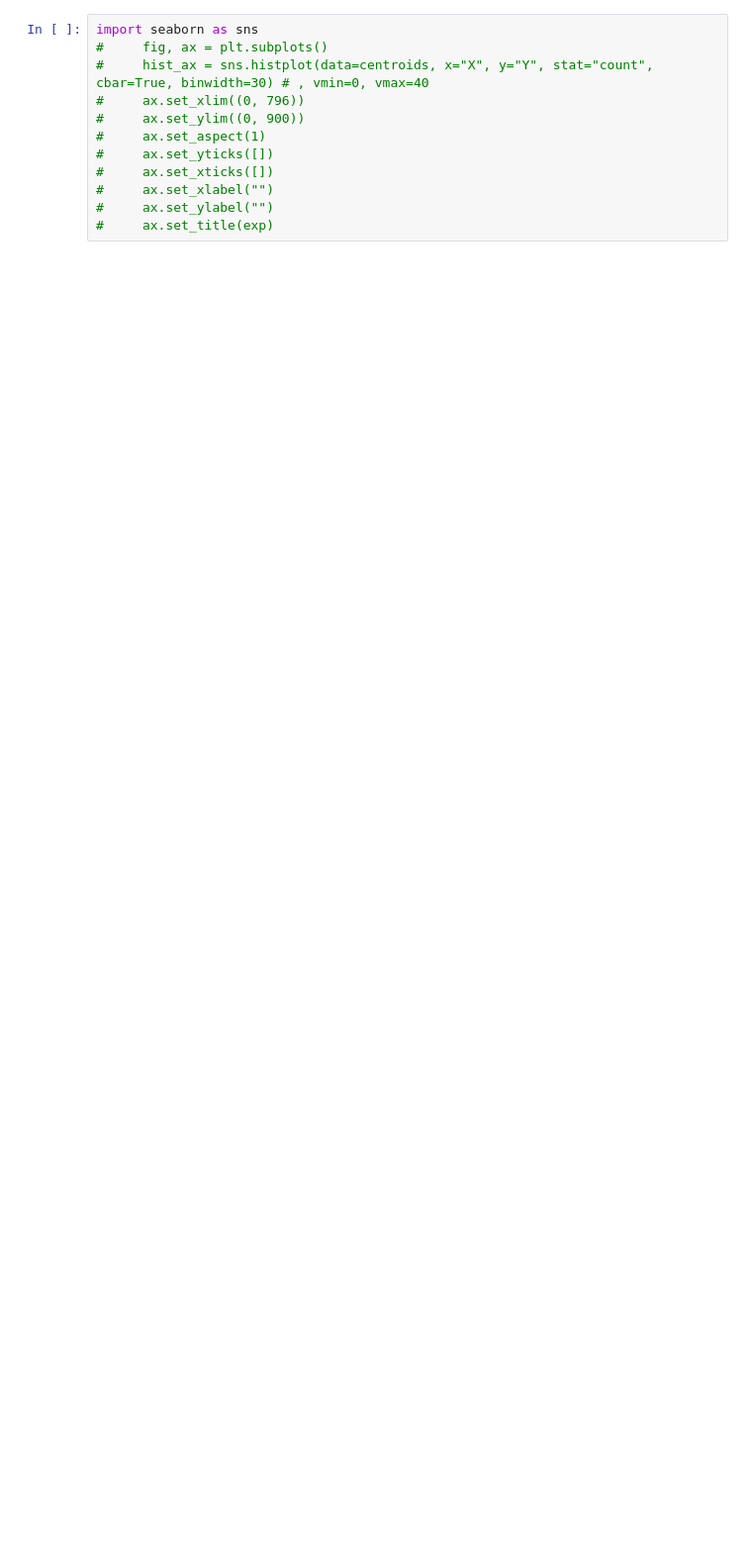
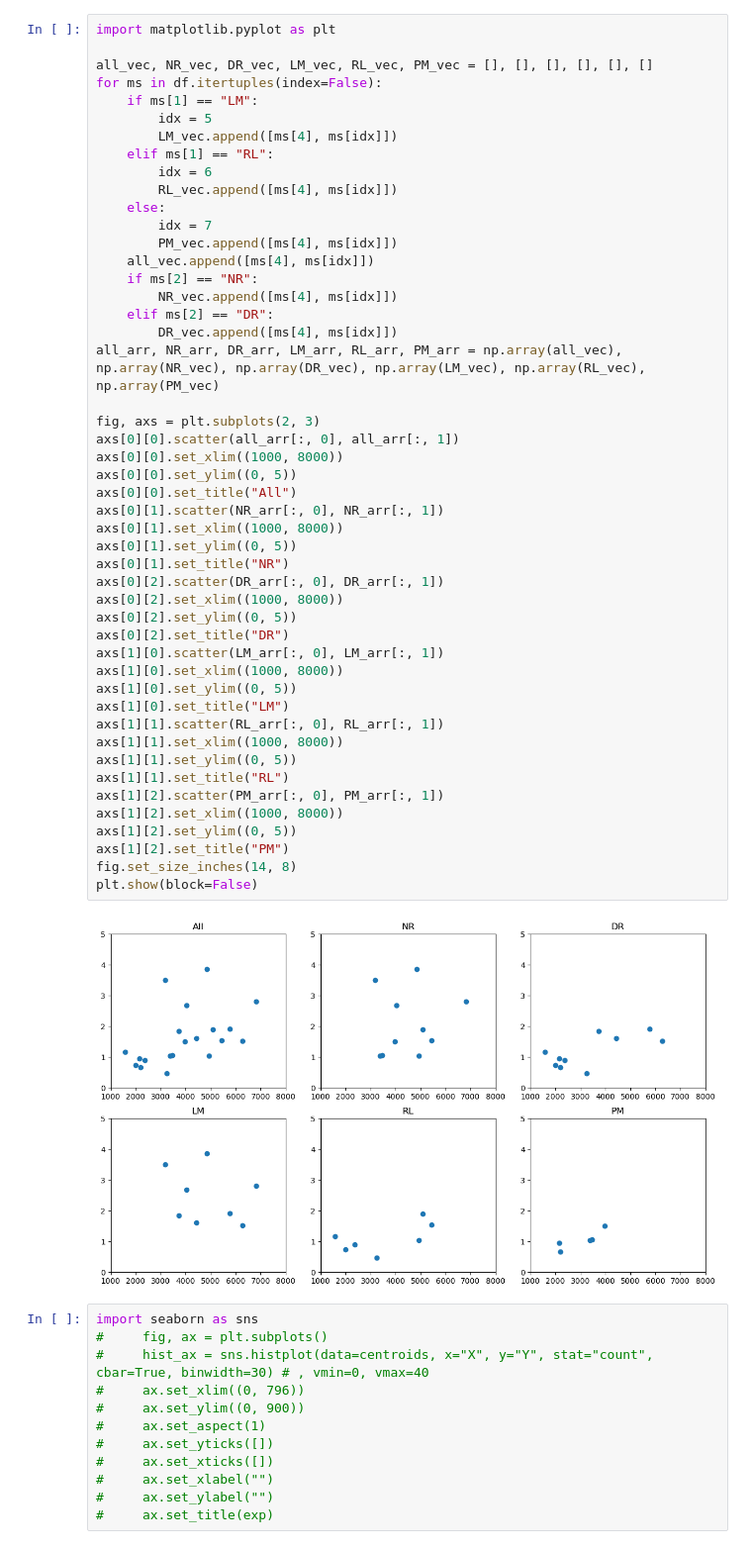
Before and after one commit to ryan-gorzek/trachtenberg-lab, a Jupyter notebook: tracing/retro-metrics.ipynb, the cells around one changed output. Shown: that part at 99% size. Drawn from its saved outputs; the diff is of its cells as text; blank space fills up the shorter version.

Commit message:
Add plotting, get noise

```diff
--- a/tracing/retro-metrics.ipynb
+++ b/tracing/retro-metrics.ipynb
@@ -95,6 +99,56 @@ df["LM_mag"] = np.array(LM_mag)*100
 df["RL_mag"] = np.array(RL_mag)*100
 df["PM_mag"] = np.array(PM_mag)*100
 df["NV_mag"] = np.array(NV_mag)*100
+# %%
+import matplotlib.pyplot as plt
+
+all_vec, NR_vec, DR_vec, LM_vec, RL_vec, PM_vec = [], [], [], [], [], []
+for ms in df.itertuples(index=False):
+    if ms[1] == "LM":
+        idx = 5
+        LM_vec.append([ms[4], ms[idx]])
+    elif ms[1] == "RL":
+        idx = 6
+        RL_vec.append([ms[4], ms[idx]])
+    else:
+        idx = 7
+        PM_vec.append([ms[4], ms[idx]])
+    all_vec.append([ms[4], ms[idx]])
+    if ms[2] == "NR":
+        NR_vec.append([ms[4], ms[idx]])
+    elif ms[2] == "DR":
+        DR_vec.append([ms[4], ms[idx]])
+all_arr, NR_arr, DR_arr, LM_arr, RL_arr, PM_arr = np.array(all_vec), np.array(NR_vec), np.array(DR_vec), np.array(LM_vec), np.array(RL_vec), np.array(PM_vec)
+
+fig, axs = plt.subplots(2, 3)
+axs[0][0].scatter(all_arr[:, 0], all_arr[:, 1])
+axs[0][0].set_xlim((1000, 8000))
+axs[0][0].set_ylim((0, 5))
+axs[0][0].set_title("All")
+axs[0][1].scatter(NR_arr[:, 0], NR_arr[:, 1])
+axs[0][1].set_xlim((1000, 8000))
+axs[0][1].set_ylim((0, 5))
+axs[0][1].set_title("NR")
+axs[0][2].scatter(DR_arr[:, 0], DR_arr[:, 1])
+axs[0][2].set_xlim((1000, 8000))
+axs[0][2].set_ylim((0, 5))
+axs[0][2].set_title("DR")
+axs[1][0].scatter(LM_arr[:, 0], LM_arr[:, 1])
+axs[1][0].set_xlim((1000, 8000))
+axs[1][0].set_ylim((0, 5))
+axs[1][0].set_title("LM")
+axs[1][1].scatter(RL_arr[:, 0], RL_arr[:, 1])
+axs[1][1].set_xlim((1000, 8000))
+axs[1][1].set_ylim((0, 5))
+axs[1][1].set_title("RL")
+axs[1][2].scatter(PM_arr[:, 0], PM_arr[:, 1])
+axs[1][2].set_xlim((1000, 8000))
+axs[1][2].set_ylim((0, 5))
+axs[1][2].set_title("PM")
+fig.set_size_inches(14, 8)
+plt.show(block=False)
+# %% [output]
+[figure, added]
 # %%
 import seaborn as sns
 #     fig, ax = plt.subplots()
```
Also changed, not shown: parts of 1 cell of this notebook.
